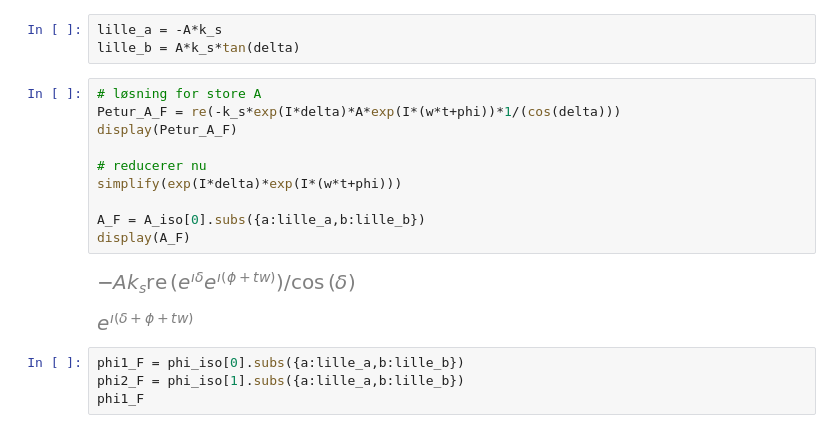
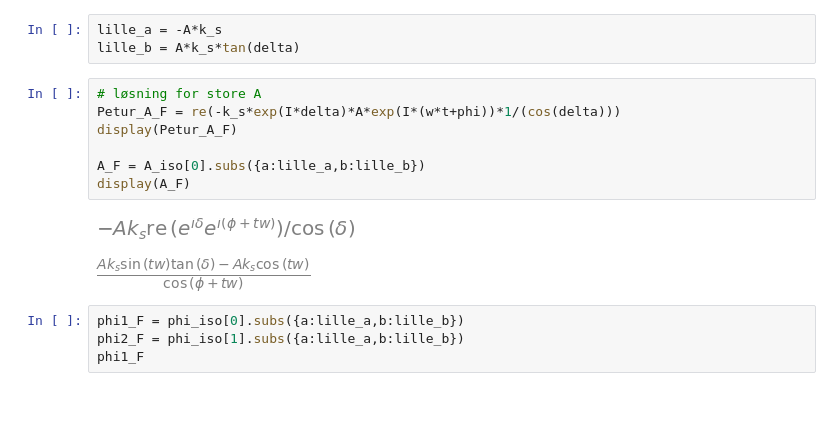
Before and after one commit to Apros7/Mat1Project, a Jupyter notebook: Aksel-leje, opgave 1.1.ipynb, the cells around one changed output. Cells and saved outputs as stored; diff of their text form; blank space fills up the shorter version.

```diff
--- a/Aksel-leje, opgave 1.1.ipynb
+++ b/Aksel-leje, opgave 1.1.ipynb
@@ -69,16 +69,13 @@ lille_b = A*k_s*tan(delta)
 # %%
 # løsning for store A
 Petur_A_F = re(-k_s*exp(I*delta)*A*exp(I*(w*t+phi))*1/(cos(delta)))
 display(Petur_A_F)
 
-# reducerer nu
-simplify(exp(I*delta)*exp(I*(w*t+phi)))
-
 A_F = A_iso[0].subs({a:lille_a,b:lille_b})
 display(A_F)
 # %% [output]
 [figure]
-[figure, old version]
+[figure, new version]
 # %%
 phi1_F = phi_iso[0].subs({a:lille_a,b:lille_b})
 phi2_F = phi_iso[1].subs({a:lille_a,b:lille_b})
```
